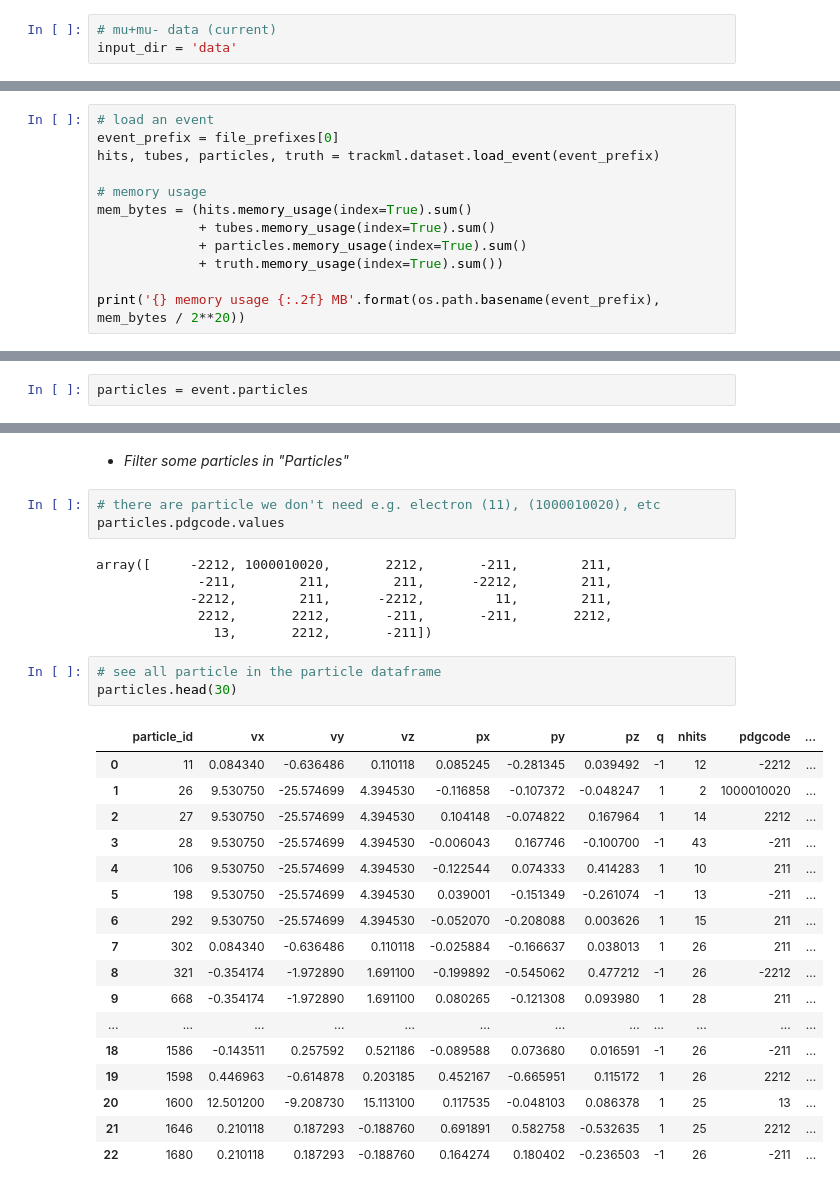
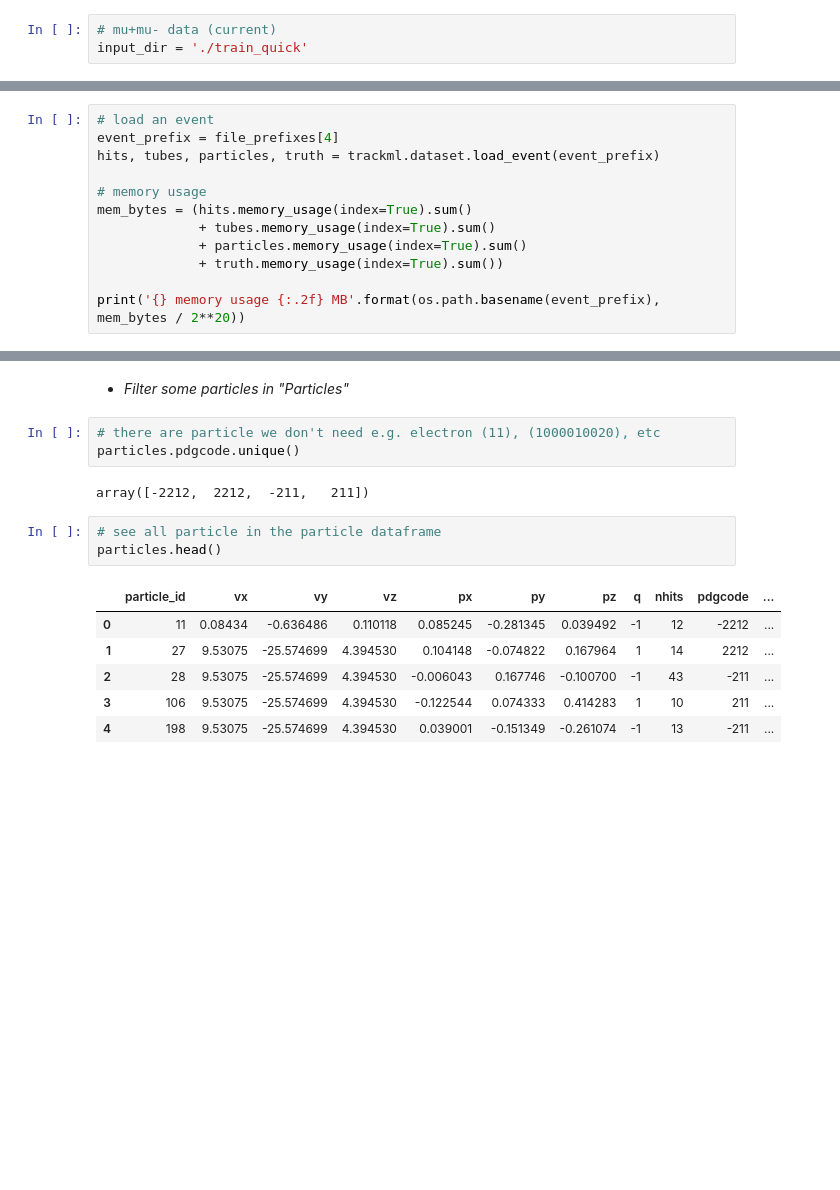
Before and after one commit to ai4fair/stttrkx, a Jupyter notebook: event.ipynb, the cells around one changed output, grey strips where cells are left out. Drawn from its saved outputs; the diff is of its cells as text; blank space fills up the shorter version.

```diff
--- a/event.ipynb
+++ b/event.ipynb
@@ -21,7 +21,7 @@ from src import SttCSVReader, Draw_Reader_Event
 ### _Dataset_
 # %%
 # mu+mu- data (current)
-input_dir = 'data'
+input_dir = './train_quick'
 # %%
 # Find All Input Data Files (hits.csv, cells.csv, particles.csv, truth.csv)
 all_files = os.listdir(input_dir)
@@ -46,6 +35,6 @@ file_prefixes[:10]
 # %%
 # load an event
-event_prefix = file_prefixes[0]
+event_prefix = file_prefixes[4]
 hits, tubes, particles, truth = trackml.dataset.load_event(event_prefix)
 
 # memory usage
@@ -96,5 +87,3 @@ Draw_Reader_Event(data=event,figsize=(9,9),save_fig=False);
-# %%
-particles = event.particles
 # %%
 particles.head()
 # %% [output]
@@ -115,33 +104,18 @@ particles.head()
 - _Filter some particles in "Particles"_
 # %%
 # there are particle we don't need e.g. electron (11), (1000010020), etc
-particles.pdgcode.values
+particles.pdgcode.unique()
 # %% [output]
-array([     -2212, 1000010020,       2212,       -211,        211,
-             -211,        211,        211,      -2212,        211,
-            -2212,        211,      -2212,         11,        211,
-             2212,       2212,       -211,       -211,       2212,
-               13,       2212,       -211])
+array([-2212,  2212,  -211,   211])
 # %%
 # see all particle in the particle dataframe
-particles.head(30)
+particles.head()
 # %% [output]
 |  | particle_id | vx | vy | vz | px | py | pz | q | nhits | pdgcode | ... |
-| 0 | 11 | 0.084340 | -0.636486 | 0.110118 | 0.085245 | -0.281345 | 0.039492 | -1 | 12 | -2212 | ... |
-| 1 | 26 | 9.530750 | -25.574699 | 4.394530 | -0.116858 | -0.107372 | -0.048247 | 1 | 2 | 1000010020 | ... |
-| 2 | 27 | 9.530750 | -25.574699 | 4.394530 | 0.104148 | -0.074822 | 0.167964 | 1 | 14 | 2212 | ... |
-| 3 | 28 | 9.530750 | -25.574699 | 4.394530 | -0.006043 | 0.167746 | -0.100700 | -1 | 43 | -211 | ... |
-| 4 | 106 | 9.530750 | -25.574699 | 4.394530 | -0.122544 | 0.074333 | 0.414283 | 1 | 10 | 211 | ... |
-| 5 | 198 | 9.530750 | -25.574699 | 4.394530 | 0.039001 | -0.151349 | -0.261074 | -1 | 13 | -211 | ... |
-| 6 | 292 | 9.530750 | -25.574699 | 4.394530 | -0.052070 | -0.208088 | 0.003626 | 1 | 15 | 211 | ... |
-| 7 | 302 | 0.084340 | -0.636486 | 0.110118 | -0.025884 | -0.166637 | 0.038013 | 1 | 26 | 211 | ... |
-| 8 | 321 | -0.354174 | -1.972890 | 1.691100 | -0.199892 | -0.545062 | 0.477212 | -1 | 26 | -2212 | ... |
-| 9 | 668 | -0.354174 | -1.972890 | 1.691100 | 0.080265 | -0.121308 | 0.093980 | 1 | 28 | 211 | ... |
-| ... | ... | ... | ... | ... | ... | ... | ... | ... | ... | ... | ... |
-| 18 | 1586 | -0.143511 | 0.257592 | 0.521186 | -0.089588 | 0.073680 | 0.016591 | -1 | 26 | -211 | ... |
-| 19 | 1598 | 0.446963 | -0.614878 | 0.203185 | 0.452167 | -0.665951 | 0.115172 | 1 | 26 | 2212 | ... |
-| 20 | 1600 | 12.501200 | -9.208730 | 15.113100 | 0.117535 | -0.048103 | 0.086378 | 1 | 25 | 13 | ... |
-| 21 | 1646 | 0.210118 | 0.187293 | -0.188760 | 0.691891 | 0.582758 | -0.532635 | 1 | 25 | 2212 | ... |
-| 22 | 1680 | 0.210118 | 0.187293 | -0.188760 | 0.164274 | 0.180402 | -0.236503 | -1 | 26 | -211 | ... |
+| 0 | 11 | 0.08434 | -0.636486 | 0.110118 | 0.085245 | -0.281345 | 0.039492 | -1 | 12 | -2212 | ... |
+| 1 | 27 | 9.53075 | -25.574699 | 4.394530 | 0.104148 | -0.074822 | 0.167964 | 1 | 14 | 2212 | ... |
+| 2 | 28 | 9.53075 | -25.574699 | 4.394530 | -0.006043 | 0.167746 | -0.100700 | -1 | 43 | -211 | ... |
+| 3 | 106 | 9.53075 | -25.574699 | 4.394530 | -0.122544 | 0.074333 | 0.414283 | 1 | 10 | 211 | ... |
+| 4 | 198 | 9.53075 | -25.574699 | 4.394530 | 0.039001 | -0.151349 | -0.261074 | -1 | 13 | -211 | ... |
 # %%
 # just keep protons, pions and maybe muon, don't forget resetting index and dropping old one.
```
Also changed, not shown: parts of 22 cells of this notebook, 2 other files.
